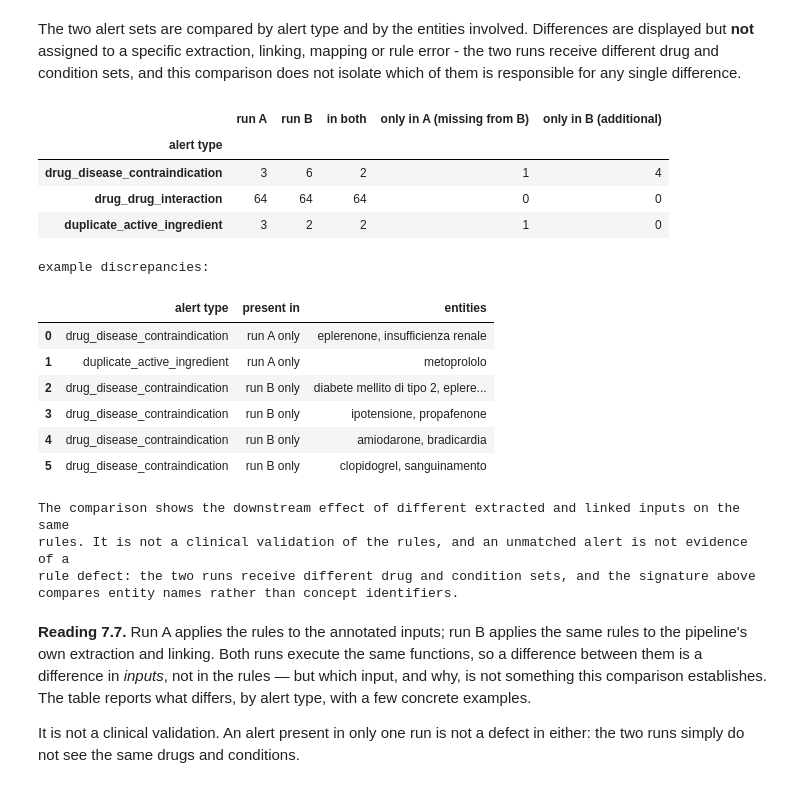
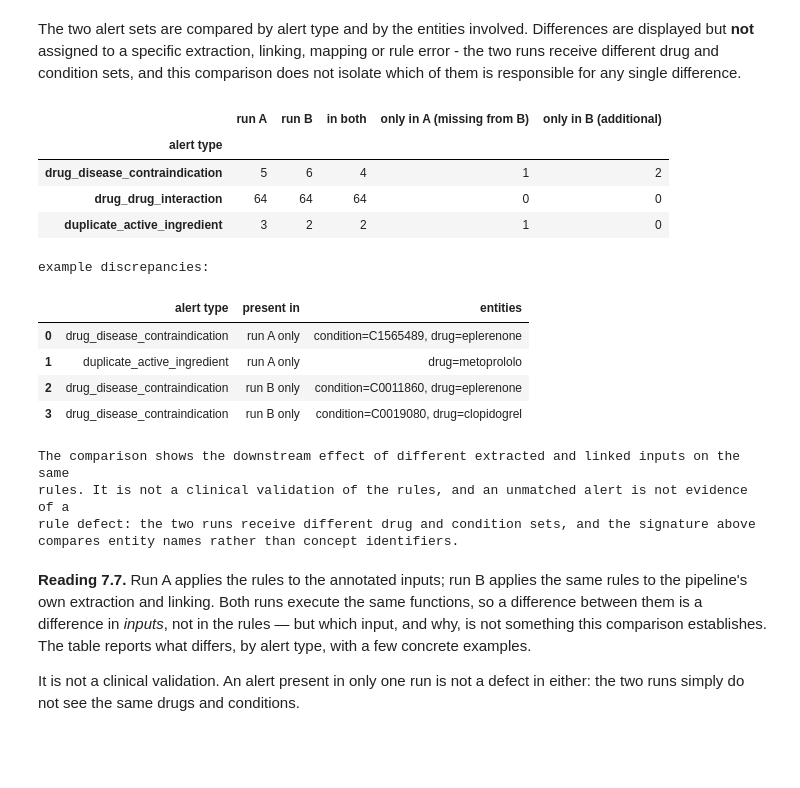
Before and after one commit to ilegul/nlp4dh, a Jupyter notebook: notebooks/clinical_nlp_pipeline.ipynb, the cells around one changed output. Drawn from its saved outputs; the diff is of its cells as text; code cells hidden in the pictures; blank space fills up the shorter version.

```diff
--- a/notebooks/clinical_nlp_pipeline.ipynb
+++ b/notebooks/clinical_nlp_pipeline.ipynb
@@ -5060,7 +5087,6 @@ gold_dis["ai"] = gold_dis.active_ingredients.map(json.loads)
 gold_ing  = pd.read_csv(ANNOTATION_DIR / "gold_ingress_medications.csv")
 gold_ing["ai"] = gold_ing.active_ingredients.map(json.loads)
 gold_ctx  = pd.read_csv(ANNOTATION_DIR / "gold_anamnesis_context.csv")
-patients_by_oid = {p["encOid"]: p for p in patients}
 
 # entity_type (per-label NER, per-type linking) and gold_link_status are carried INLINE in
 # gold_ctx. Only allergen gold loads separately; its subsection reports PENDING
@@ -5429,18 +5474,18 @@ for gold_row, pred_row in aligned:
         # substance exists in the catalog and the pipeline did not reach it. The three cases are
         # separated here and only the first is a success.
         in_catalog = gold_ingredient_set in CATALOG_AI_SETS
-        in_top5 = any(gold_ingredient_set in ai_of_key(k) for k in topk_keys(pred_row.mention, 5))
+        reached = any(gold_ingredient_set in ai_of_key(k)
+                      for k in resolver_candidate_keys(pred_row.mention))
 
         if not in_catalog:
             linking_outcomes["nil_true"] += 1
-        elif not in_top5:
+        elif not reached:
             linking_outcomes["nil_generator"] += 1
         else:
             linking_outcomes["nil_decision"] += 1
 
-    cand = topk_keys(pred_row.mention, 5)
-    linking_outcomes["r3"] += any(gold_ingredient_set in ai_of_key(k) for k in cand[:3])
-    linking_outcomes["r5"] += any(gold_ingredient_set in ai_of_key(k) for k in cand)
+    linking_outcomes["generated"] += any(gold_ingredient_set in ai_of_key(k)
+                                         for k in resolver_candidate_keys(pred_row.mention))
 # %% [markdown]
 The tables below summarise the linking stage: coverage and accuracy over the aligned mentions, how the abstentions divide into the three cases, and the same figures broken down by segment format.
 # %%
@@ -6135,9 +6314,21 @@ else:
         gold_span_set = {(int(r.start), int(r.end)) for r in gold_allergen_spans[gold_allergen_spans.encOid == oid].itertuples()}
         pred_span_set = {(int(r.start), int(r.end)) for r in pred_allergens[pred_allergens.encOid == oid].itertuples()}
         allergen_exact_counts[oid] = (len(gold_span_set & pred_span_set), len(pred_span_set - gold_span_set), len(gold_span_set - pred_span_set))
-        true_positive = sum(1 for a, b in pred_span_set if any(min(b, d) - max(a, c) > 0 and
-                  (min(b, d) - max(a, c)) / ((b - a) + (d - c) - (min(b, d) - max(a, c))) >= 0.5 for c, d in gold_span_set))
-        allergen_relaxed_counts[oid] = (true_positive, len(pred_span_set) - true_positive, len(gold_span_set) - true_positive)
+        # One-to-one, best overlap first: a gold span can be credited to at most one prediction and
+        # a prediction can claim at most one gold span. Scoring each prediction independently would
+        # let two overlapping predictions both count against the same annotation.
+        overlaps = sorted(((span_overlap_ratio(a, b, c, d), (a, b), (c, d))
+                           for a, b in pred_span_set for c, d in gold_span_set), reverse=True)
+        claimed_pred, claimed_gold = set(), set()
+
+        for ratio, pred_span, gold_span in overlaps:
+            if ratio >= 0.5 and pred_span not in claimed_pred and gold_span not in claimed_gold:
+                claimed_pred.add(pred_span)
+                claimed_gold.add(gold_span)
+
+        true_positive = len(claimed_pred)
+        allergen_relaxed_counts[oid] = (true_positive, len(pred_span_set) - true_positive,
+                                        len(gold_span_set) - true_positive)
 
     allergen_P, allergen_R, allergen_F1 = precision_recall_f1(*(sum(v[i] for v in allergen_exact_counts.values()) for i in range(3)))
     allergen_relaxed_P, allergen_relaxed_R, allergen_relaxed_F1 = precision_recall_f1(*(sum(v[i] for v in allergen_relaxed_counts.values()) for i in range(3)))
@@ -6256,8 +6447,13 @@ for r in gold_dis[gold_dis.include_in_current_regimen.astype(str).str.upper().is
         if not gold_ingredient_key:
             continue
 
-        gold_drug_rows.append(dict(encOid=r.encOid, prescription_id=r.annotation_id, drug_key=gold_ingredient_key,
+        # Run A must carry the same rule identity as run B, or the two runs would group drugs
+        # differently and the comparison would measure the grouping, not the inputs. The annotation
+        # names active ingredients rather than brands, so the surface key is already canonical.
+        gold_drug_rows.append(dict(encOid=r.encOid, prescription_id=r.annotation_id,
+                        drug_key=gold_ingredient_key, rule_key=gold_ingredient_key,
                         principio_attivo=ing, nome_commerciale=None, atc=KB_ATC.get(gold_ingredient_key),
+                        atc_committed=KB_ATC.get(gold_ingredient_key),
                         atc4=KB_ATC4.get(gold_ingredient_key), rxcui=KB_RXCUI.get(gold_ingredient_key), ddinter=KB_DDI.get(gold_ingredient_key)))
 
 gold_drugs = pd.DataFrame(gold_drug_rows)
@@ -6349,41 +6566,44 @@ for alert_type in sorted({s[1] for s in signatures_A | signatures_B}):
                             "only in A (missing from B)": len(in_A - in_B),
                             "only in B (additional)": len(in_B - in_A)})
 
 alert_comparison = pd.DataFrame(comparison_rows).set_index("alert type")
 display(alert_comparison)
 
 # A few concrete discrepancies, so the difference can be read rather than only counted.
-examples = [{"alert type": s[1], "present in": side, "entities": ", ".join(sorted(s[2]))}
+def describe_entities(entities):
+    """Render one alert identity for reading: `drug=ramipril, condition=C0020538`."""
+    return ", ".join(f"{kind}={value}" for kind, value in sorted(entities))
+
+
+examples = [{"alert type": s[1], "present in": side, "entities": describe_entities(s[2])}
             for side, signatures in (("run A only", signatures_A - signatures_B),
                                      ("run B only", signatures_B - signatures_A))
             for s in sorted(signatures, key=str)[:4]]
 
 if examples:
     print("example discrepancies:")
     display(pd.DataFrame(examples))
 
 alerts_shared = len(signatures_A & signatures_B)
 alerts_only_A = len(signatures_A - signatures_B)
 alerts_only_B = len(signatures_B - signatures_A)
 
 print(wrap("The comparison shows the downstream effect of different extracted and linked inputs on "
            "the same rules. It is not a clinical validation of the rules, and an unmatched alert is "
            "not evidence of a rule defect: the two runs receive different drug and condition sets, "
            "and the signature above compares entity names rather than concept identifiers."))
 # %% [output]
 |  | run A | run B | in both | only in A (missing from B) | only in B (additional) |
 | alert type |  |  |  |  |  |
-| drug_disease_contraindication | 3 | 6 | 2 | 1 | 4 |
+| drug_disease_contraindication | 5 | 6 | 4 | 1 | 2 |
 | drug_drug_interaction | 64 | 64 | 64 | 0 | 0 |
 | duplicate_active_ingredient | 3 | 2 | 2 | 1 | 0 |
 example discrepancies:
 |  | alert type | present in | entities |
-| 0 | drug_disease_contraindication | run A only | eplerenone, insufficienza renale |
-| 1 | duplicate_active_ingredient | run A only | metoprololo |
-| 2 | drug_disease_contraindication | run B only | diabete mellito di tipo 2, eplere... |
-| 3 | drug_disease_contraindication | run B only | ipotensione, propafenone |
-| 4 | drug_disease_contraindication | run B only | amiodarone, bradicardia |
-| 5 | drug_disease_contraindication | run B only | clopidogrel, sanguinamento |
+| 0 | drug_disease_contraindication | run A only | condition=C1565489, drug=eplerenone |
+| 1 | duplicate_active_ingredient | run A only | drug=metoprololo |
+| 2 | drug_disease_contraindication | run B only | condition=C0011860, drug=eplerenone |
+| 3 | drug_disease_contraindication | run B only | condition=C0019080, drug=clopidogrel |
 The comparison shows the downstream effect of different extracted and linked inputs on the same
 rules. It is not a clinical validation of the rules, and an unmatched alert is not evidence of a
 rule defect: the two runs receive different drug and condition sets, and the signature above
```
Also changed, not shown: parts of 48 cells of this notebook, 2 other files.
